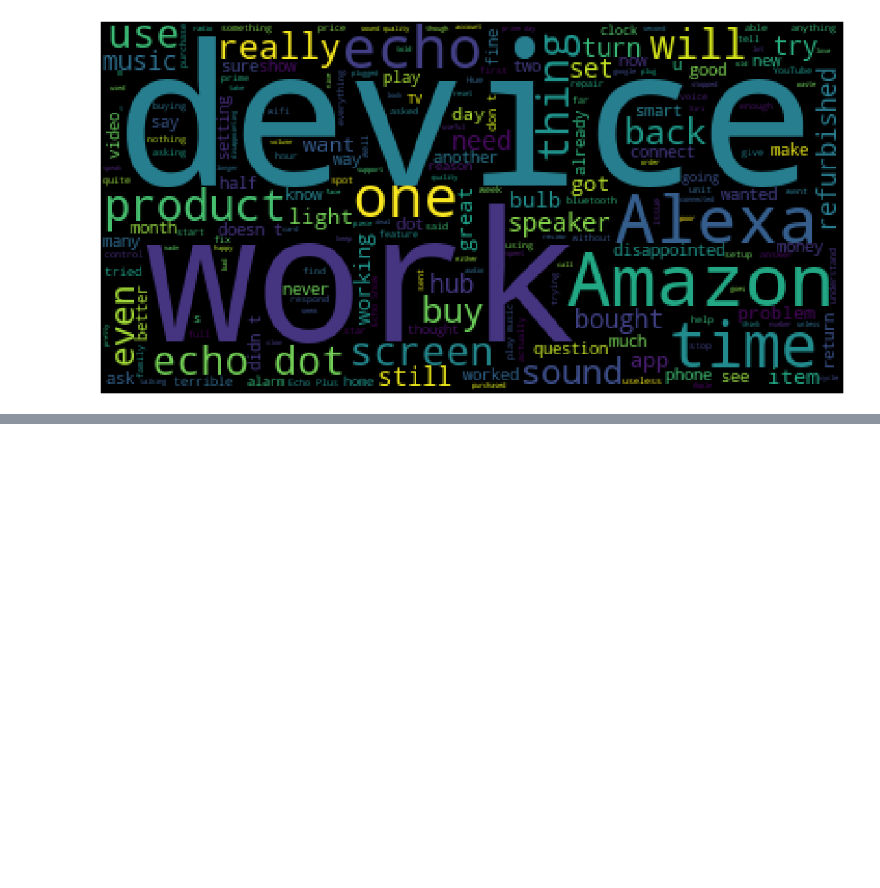
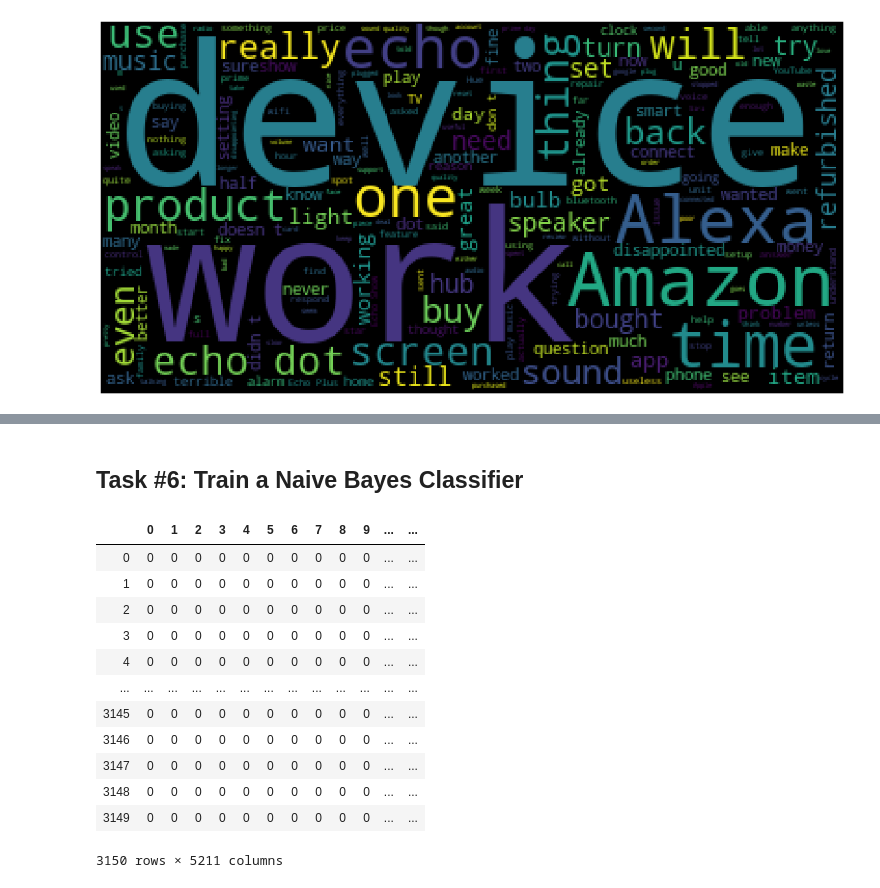
Before and after one commit to sabheen9/Sentiment-Analysis-Amazon, a Jupyter notebook: amazon_reviews.ipynb, the cells around one changed output, grey strips where cells are left out. Saved outputs shown, nothing was run; the diff lists cells and outputs as text; code cells hidden in the pictures; blank space fills up the shorter version.

```diff
--- a/amazon_reviews.ipynb
+++ b/amazon_reviews.ipynb
@@ -153,0 +155,13 @@ plt.show()
+# %%
+import nltk # Natural Language tool kit
+nltk.download('stopwords')
+
+# You have to download stopwords Package to execute this command
+from nltk.corpus import stopwords
+#stopwords.words('english')
+
+def message_cleaning(message):
+    Test_punc_removed = [char for char in message if char not in string.punctuation]
+    Test_punc_removed_join = ''.join(Test_punc_removed)
+    Test_punc_removed_join_clean = [word for word in Test_punc_removed_join.split() if word.lower() not in stopwords.words('english')]
+    return Test_punc_removed_join_clean
@@ -153,0 +187,4 @@ plt.show()
+# %%
+from sklearn.feature_extraction.text import CountVectorizer
+vectorizer=CountVectorizer(analyzer=message_cleaning,dtype = np.uint8)
+count_vectorizer=vectorizer.fit_transform(amazon_df['verified_reviews'])
@@ -153,0 +201,19 @@ plt.show()
+# %% [markdown]
+## Task #6: Train a Naive Bayes Classifier
+# %%
+X=pd.DataFrame(count_vectorizer.toarray())
+X
+# %% [output]
+|  | 0 | 1 | 2 | 3 | 4 | 5 | 6 | 7 | 8 | 9 | ... | ... |
+| 0 | 0 | 0 | 0 | 0 | 0 | 0 | 0 | 0 | 0 | 0 | ... | ... |
+| 1 | 0 | 0 | 0 | 0 | 0 | 0 | 0 | 0 | 0 | 0 | ... | ... |
+| 2 | 0 | 0 | 0 | 0 | 0 | 0 | 0 | 0 | 0 | 0 | ... | ... |
+| 3 | 0 | 0 | 0 | 0 | 0 | 0 | 0 | 0 | 0 | 0 | ... | ... |
+| 4 | 0 | 0 | 0 | 0 | 0 | 0 | 0 | 0 | 0 | 0 | ... | ... |
+| ... | ... | ... | ... | ... | ... | ... | ... | ... | ... | ... | ... | ... |
+| 3145 | 0 | 0 | 0 | 0 | 0 | 0 | 0 | 0 | 0 | 0 | ... | ... |
+| 3146 | 0 | 0 | 0 | 0 | 0 | 0 | 0 | 0 | 0 | 0 | ... | ... |
+| 3147 | 0 | 0 | 0 | 0 | 0 | 0 | 0 | 0 | 0 | 0 | ... | ... |
+| 3148 | 0 | 0 | 0 | 0 | 0 | 0 | 0 | 0 | 0 | 0 | ... | ... |
+| 3149 | 0 | 0 | 0 | 0 | 0 | 0 | 0 | 0 | 0 | 0 | ... | ... |
+3150 rows × 5211 columns
```
Also changed, not shown: parts of 7 cells of this notebook.
